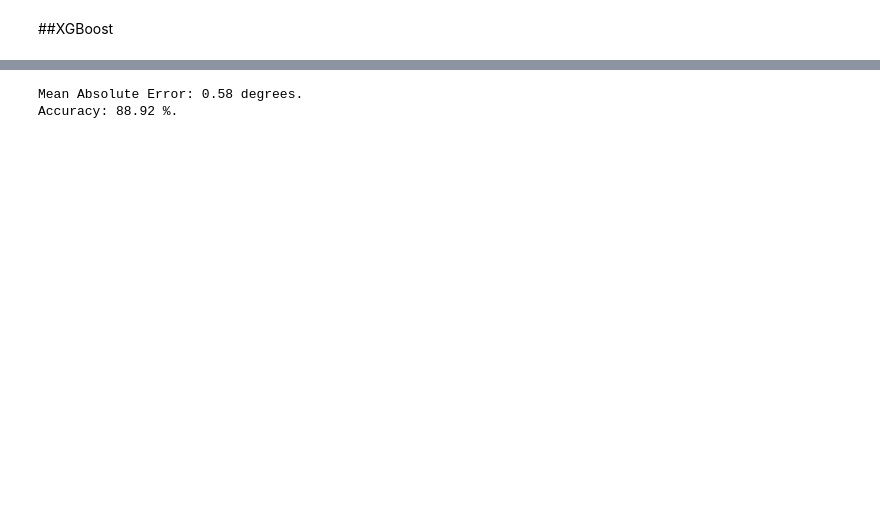
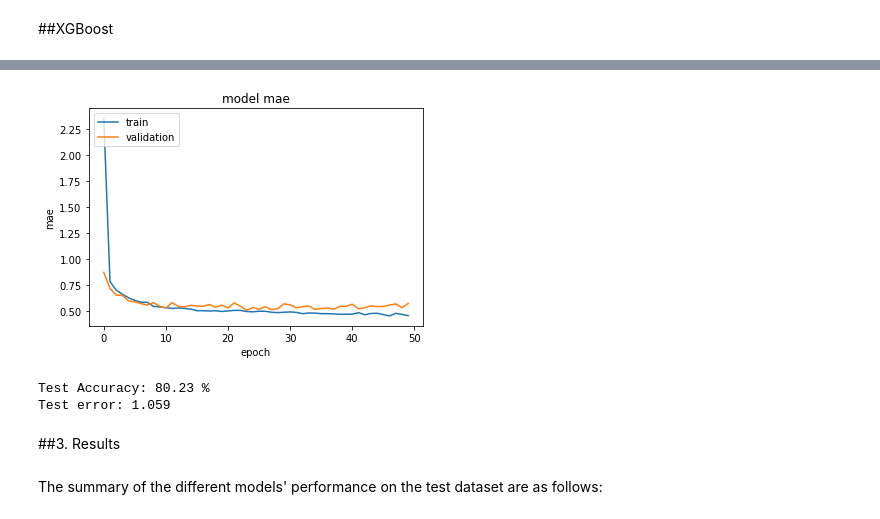
Before and after one commit to NBK-code/IMDB_Movie_Rating_Prediction, a Jupyter notebook: IMDB_mrp_Model_Selection.ipynb, the cells around one changed output, grey strips where cells are left out. Drawn from its saved outputs; the diff is of its cells as text; code cells hidden in the pictures; blank space fills up the shorter version.

```diff
--- a/IMDB_mrp_Model_Selection.ipynb
+++ b/IMDB_mrp_Model_Selection.ipynb
@@ -226 +356,11 @@ XGBRegressor(n_estimators=50)
+# %%
+plt.plot(history.history['mean_absolute_error'])
+plt.plot(history.history['val_mean_absolute_error'])
+plt.title('model mae')
+plt.ylabel('mae')
+plt.xlabel('epoch')
+plt.legend(['train', 'validation'], loc='upper left')
+plt.show()
+# %% [output]
+[figure, added]
 # %%
@@ -228,11 +368,13 @@ predictions=xgboost.predict(X_test_np)
 # %%
 errors = abs(predictions - y_test_np)
-print('Mean Absolute Error:', round(np.mean(errors), 2), 'degrees.')
-# Calculate mean absolute percentage error (MAPE)
 mape = 100 * (errors / y_test_np)
-# Calculate and display accuracy
 accuracy = 100 - np.mean(mape)
-print('Accuracy:', round(accuracy, 2), '%.')
+print('Test Accuracy:', round(accuracy, 2), '%')
+print('Test error:', round(mae(y_val_np, simple_nn.predict(X_test_np)),3))
 # %% [output]
-Mean Absolute Error: 0.58 degrees.
-Accuracy: 88.92 %.
+Test Accuracy: 80.23 %
+Test error: 1.059
+# %% [markdown]
+##3. Results
+# %% [markdown]
+The summary of the different models' performance on the test dataset are as follows:
```
Also changed, not shown: parts of 28 cells of this notebook.
